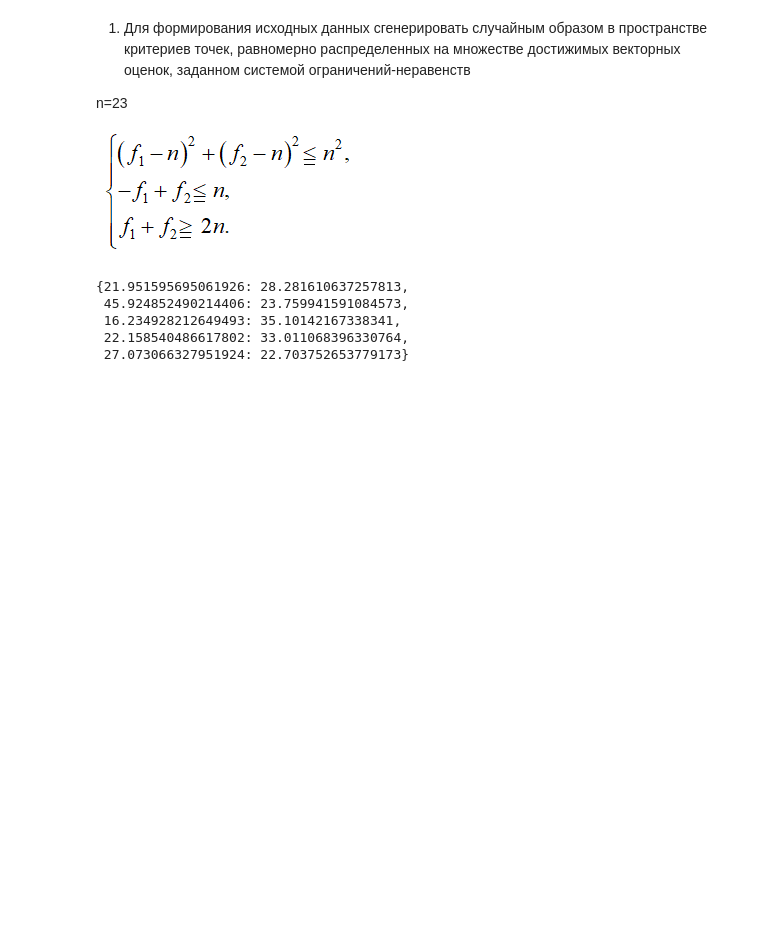
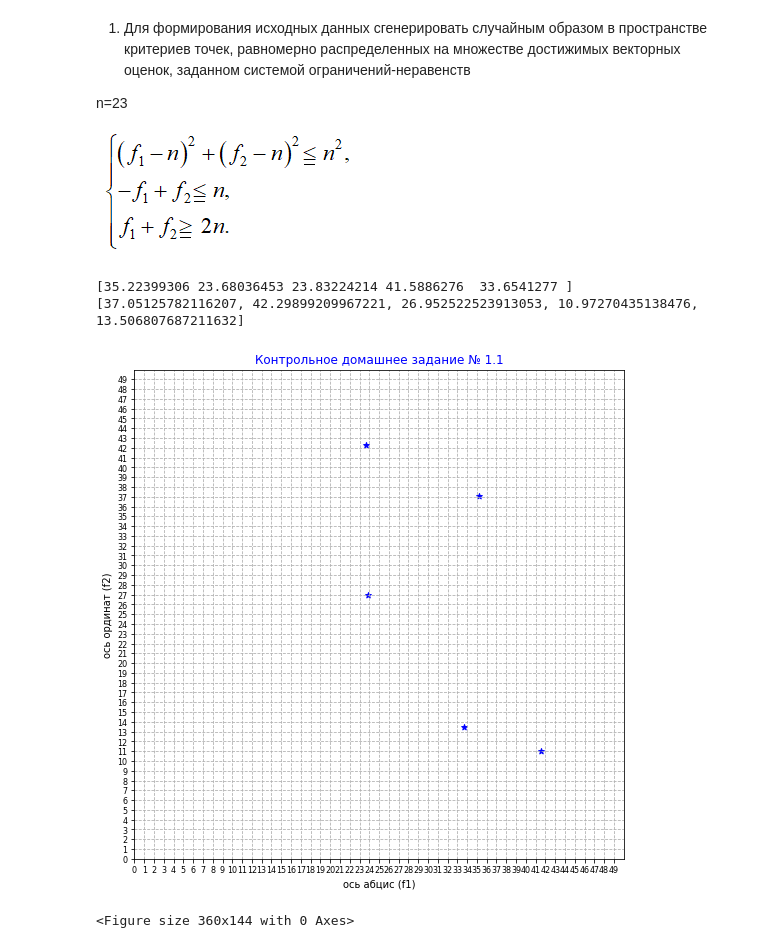
Before and after one commit to PolyanskayaP/FMMRAZ_6sem, a Jupyter notebook: Lab1_fmmraz.ipynb, the cells around one changed output. Cells and saved outputs as stored; diff of their text form; code cells hidden in the pictures; blank space fills up the shorter version.

Commit message:
сетка, размеры

```diff
--- a/Lab1_fmmraz.ipynb
+++ b/Lab1_fmmraz.ipynb
@@ -38,13 +38,41 @@ def gener_f1_f2(nach, kon, kolvo):
         na, ko = get_odz(f1)
         f2 = uniform(na, ko)
         f2_ar.append(f2)
-    dictionary = dict(zip(f1_ar, f2_ar))
-    return(dictionary)
+    #dictionary = dict(zip(f1_ar, f2_ar))
+    return(f1_ar, f2_ar)
 
-gener_f1_f2(NACH, KON, KOLVO)
+F1, F2 = gener_f1_f2(NACH, KON, KOLVO)
+print(F1, F2)
 # %% [output]
-{21.951595695061926: 28.281610637257813,
- 45.924852490214406: 23.759941591084573,
- 16.234928212649493: 35.10142167338341,
- 22.158540486617802: 33.011068396330764,
- 27.073066327951924: 22.703752653779173}
+[35.22399306 23.68036453 23.83224214 41.5886276  33.6541277 ] [37.05125782116207, 42.29899209967221, 26.952522523913053, 10.97270435138476, 13.506807687211632]
+# %%
+import matplotlib.pyplot as plt
+
+fig = plt.figure(figsize=((15,9)))
+ax = fig.add_subplot(111)
+ax.scatter(F1, F2, color = 'blue', marker = '*')  #точки
+
+ax.set_aspect(1)  #чтобы ровненько было, не вытянуто
+
+plt.xlim(-1.25,1.25)  #координатная сетка от скольки до скольки
+plt.ylim(-1.25,1.25)
+
+plt.grid(linestyle='--')  #стиль сеточки
+
+plt.xticks([i for i in range(50)], size=8)
+plt.yticks([i for i in range(50)], size=8)
+
+K = plt.figure()
+K.set_figwidth(5)
+K.set_figheight(2)
+
+ax.set_xlim([0, 50])
+ax.set_ylim([0, 50])
+ax.set_title('Контрольное домашнее задание № 1.1', color = 'blue', size = 12)
+ax.set_xlabel('ось абцис (f1)')
+ax.set_ylabel('ось ординат (f2)')
+
+plt.show()
+# %% [output]
+[figure, added]
+<Figure size 360x144 with 0 Axes>
```
